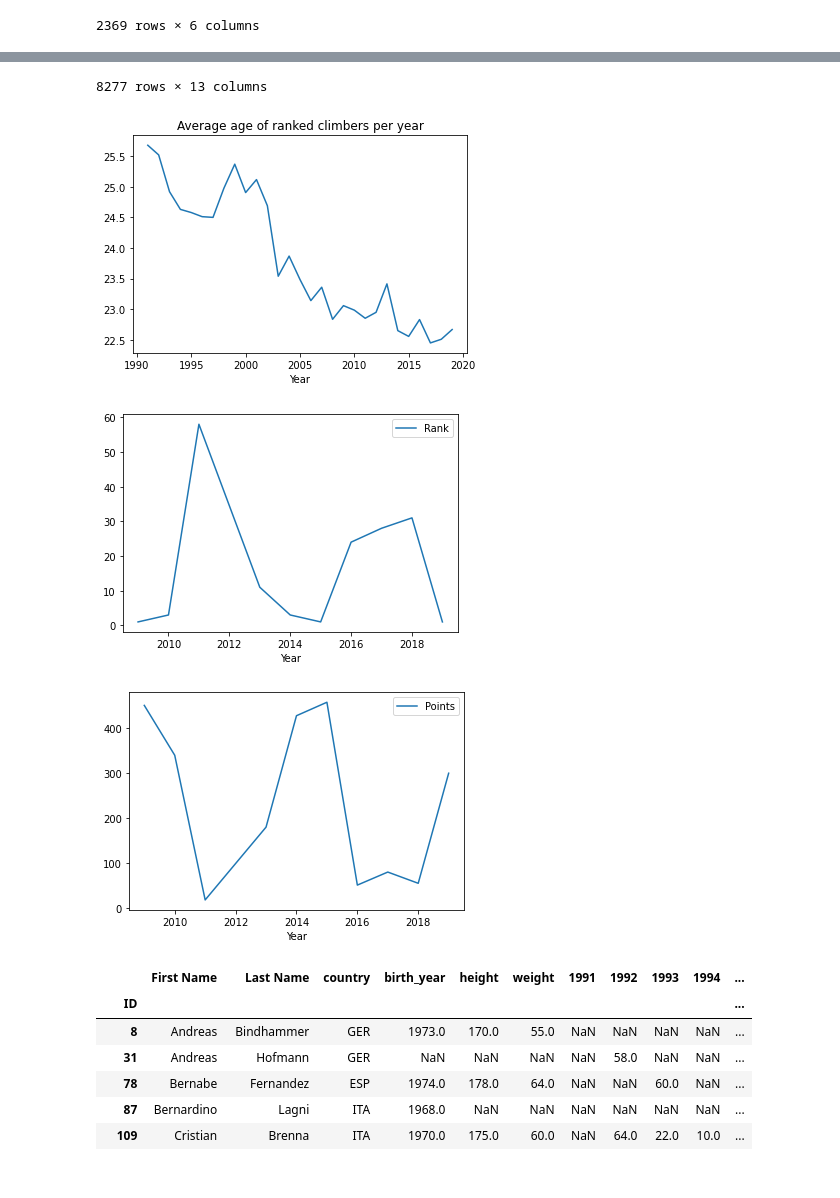
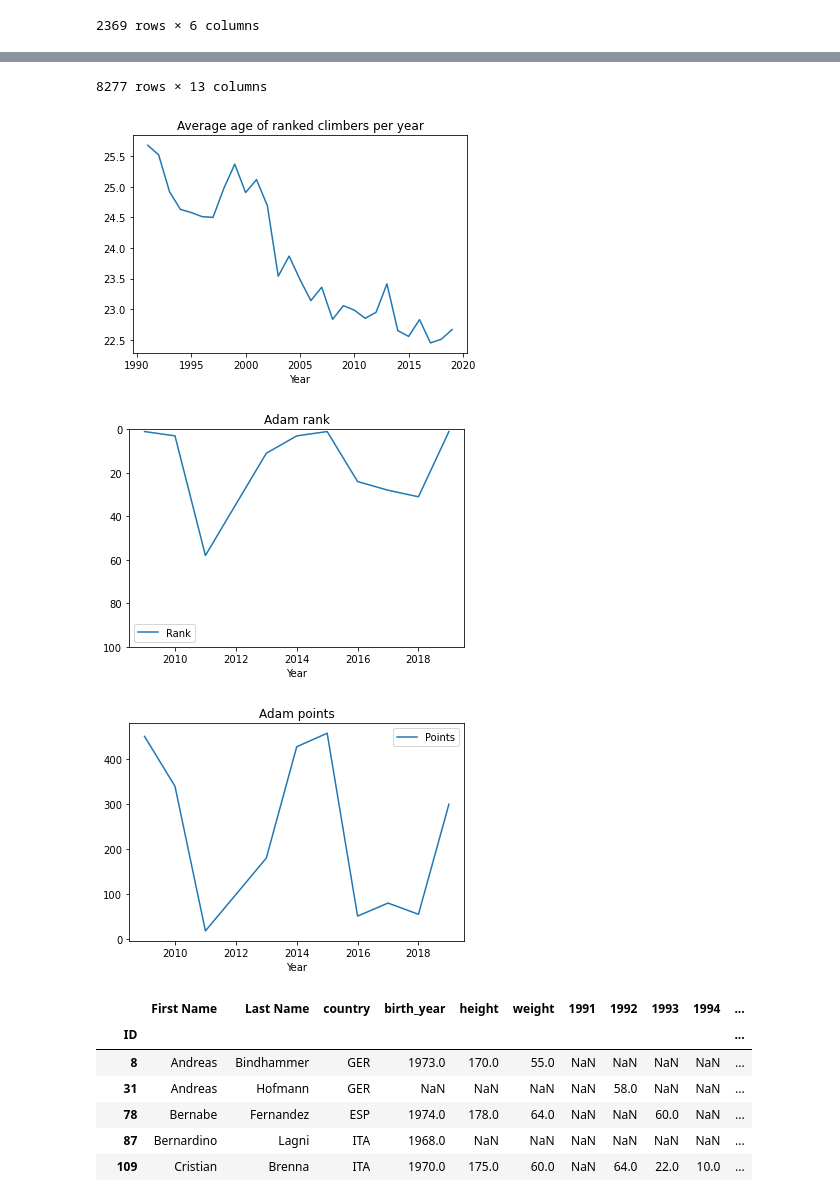
Before and after one commit to eabrouwer3/operation-whirling-dervish, a Jupyter notebook: cleaning/data_cleaning.ipynb, the cells around one changed output, grey strips where cells are left out. Cells and saved outputs as stored; diff of their text form; code cells hidden in the pictures.

Commit message:
Fix them data import/cleaning functions

```diff
--- a/cleaning/data_cleaning.ipynb
+++ b/cleaning/data_cleaning.ipynb
@@ -23,13 +23,34 @@ from matplotlib import pyplot as plt
 def load_ranking_df():
     filename = '../data/rankings.csv'
     ranking_df = pd.read_csv(filename)
-    return ranking_df
+    clean_rankings = ranking_df.drop(columns=['Unnamed: 0'])
+    clean_rankings = clean_rankings.drop(0)
+    return clean_rankings
 
 def load_athlete_df():
-    # When loading, you may want to change the years to ints
+    # When loading, you may want to change the years to ints (future porter: I don't know why I put this here...)
     filename = '../data/athlete_data.csv'
     athlete_df = pd.read_csv(filename)
-    return athlete_df
+    clean_athletes = athlete_df.set_index('id')
+    clean_athletes.index = clean_athletes.index.rename('ID')
+    clean_athletes = clean_athletes.drop(columns='age')
+
+    bad_ages_mask = ~clean_athletes['birth_year'].isin(np.arange(1990-80, 2020-3))
+    bad_ages = clean_athletes[bad_ages_mask]['birth_year'].unique()
+    bad_ages = bad_ages[1:] # Take the nan out
+    clean_athletes.loc[clean_athletes['birth_year'].isin(bad_ages)] = np.nan
+
+    clean_athletes['height'] = clean_athletes['height'].str.slice(0,-3)
+    clean_athletes['height'] = clean_athletes['height'].astype(float)
+    clean_athletes['weight'] = clean_athletes['weight'].str.slice(0,-2)
+    clean_athletes['weight'] = clean_athletes['weight'].astype(float)
+    clean_athletes = clean_athletes.rename({'first_name': 'First Name', 'last_name': 'Last Name'}, axis=1)
+
+    # Get rid of really short and light athletes (probably kids)
+#     clean_athletes.loc[clean_athletes['height'] < 100] = np.nan
+#     clean_athletes.loc[clean_athletes['weight'] < 20] = np.nan
+
+    return clean_athletes
 
 def load_event_df():
     with open('../data/athlete_comps.json') as f:
@@ -118,15 +61,7 @@ clean_athletes
 # %%
 # Remove Athletes not in Rankings
 athletes = load_athlete_df()
-athletes = athletes.set_index('id')
-athletes.index = athletes.index.rename('ID')
-
-athletes = athletes.drop(columns='age')
-athletes['height'] = athletes['height'].str.slice(0,-3)
-athletes['height'] = athletes['height'].astype(float)
-athletes['weight'] = athletes['weight'].str.slice(0,-2)
-athletes['weight'] = athletes['weight'].astype(float)
-athletes = athletes.rename({'first_name': 'First Name', 'last_name': 'Last Name'}, axis=1)
+clean_rankings = load_ranking_df()
 
 ranked_athlete_ids = clean_rankings['ID'].unique()
 ranked_athletes = athletes.loc[athletes.index.isin(ranked_athlete_ids)]
@@ -181,8 +116,8 @@ plt.title('Average age of ranked climbers per year')
 
 adam = merged[merged['ID'] == 8372]
 print(adam[adam['Event'] == 'lead'])
-adam[adam['Event'] == 'lead'].plot('Year', 'Rank')
-adam[adam['Event'] == 'lead'].plot('Year', 'Points')
+adam[adam['Event'] == 'lead'].plot('Year', 'Rank', title='Adam rank', ylim=(100, 0))
+adam[adam['Event'] == 'lead'].plot('Year', 'Points', title='Adam points')
 
 # janja = merged[merged['ID'] == 11989]
 # janja[janja['Event'] == 'lead'].plot('Year', 'Rank')
@@ -204,35 +139,35 @@ merged
 0   8372     1     Ondra       Adam   300.0  lead    MEN  2019     CZE
 2   8372    31     Ondra       Adam    55.0  lead    MEN  2018     CZE
 3   8372    28     Ondra       Adam    80.0  lead    MEN  2017     CZE
 4   8372    24     Ondra       Adam    51.0  lead    MEN  2016     CZE
 5   8372     1     Ondra       Adam   458.0  lead    MEN  2015     CZE
 7   8372     3     Ondra       Adam   428.0  lead    MEN  2014     CZE
 9   8372    11     Ondra       Adam   180.0  lead    MEN  2013     CZE
 10  8372    58     Ondra       Adam    18.0  lead    MEN  2011     CZE
 11  8372     3     Ondra       Adam   340.0  lead    MEN  2010     CZE
 13  8372     1     Ondra       Adam   451.0  lead    MEN  2009     CZE
 
 ... (7 lines left out)
 9       1993.0   185.0    67.0  20.0
 10      1993.0   185.0    67.0  18.0
 11      1993.0   185.0    67.0  17.0
 13      1993.0   185.0    67.0  16.0
 |  | ID | Rank | Last Name | First Name | Points | Event | Gender | Year | country | birth_year | ... |
 | 0 | 8372 | 1 | Ondra | Adam | 300.0 | lead | MEN | 2019 | CZE | 1993.0 | ... |
 | 1 | 8372 | 2 | Ondra | Adam | 335.0 | boulder | MEN | 2019 | CZE | 1993.0 | ... |
 | 2 | 8372 | 31 | Ondra | Adam | 55.0 | lead | MEN | 2018 | CZE | 1993.0 | ... |
 | 3 | 8372 | 28 | Ondra | Adam | 80.0 | lead | MEN | 2017 | CZE | 1993.0 | ... |
 | 4 | 8372 | 24 | Ondra | Adam | 51.0 | lead | MEN | 2016 | CZE | 1993.0 | ... |
 | ... | ... | ... | ... | ... | ... | ... | ... | ... | ... | ... | ... |
 | 8272 | 1095 | 75 | Koliada | Elena | 3.0 | lead | WOMEN | 1991 | RUS | NaN | ... |
 | 8273 | 1349 | 76 | Likhova | Svetlana | 3.0 | lead | WOMEN | 1991 | RUS | NaN | ... |
 | 8274 | 1081 | 77 | Russell | Diane | 3.0 | lead | WOMEN | 1991 | USA | NaN | ... |
 | 8275 | 1152 | 78 | Cadova | Ivana | 2.0 | lead | WOMEN | 1991 | CZE | NaN | ... |
 | 8276 | 1271 | 82 | Saulimovskaia | Margarita | 2.0 | lead | WOMEN | 1991 | RUS | NaN | ... |
 8277 rows × 13 columns
 [figure]
-[figure, old version]
+[figure, new version]
-[figure, old version]
+[figure, new version]
 # %%
 dataframes = {}
 for event in ['lead', 'boulder', 'speed']:
```
Also changed, not shown: parts of 2 cells of this notebook.
